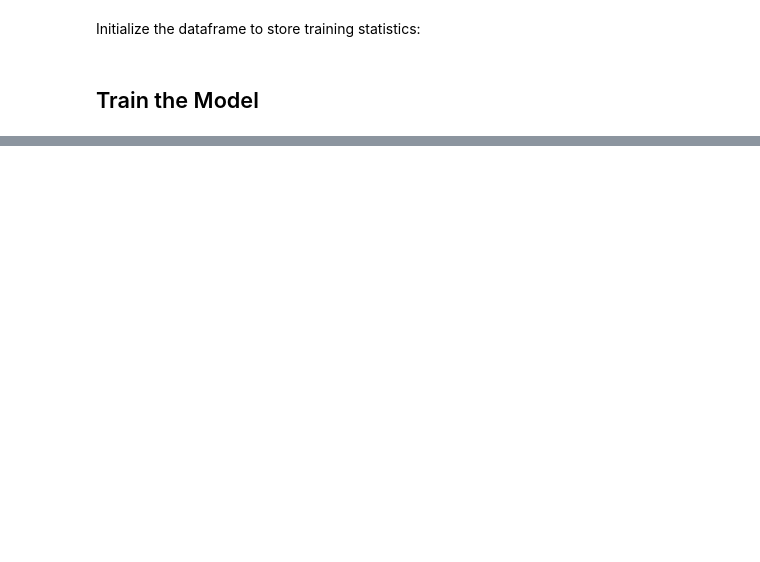
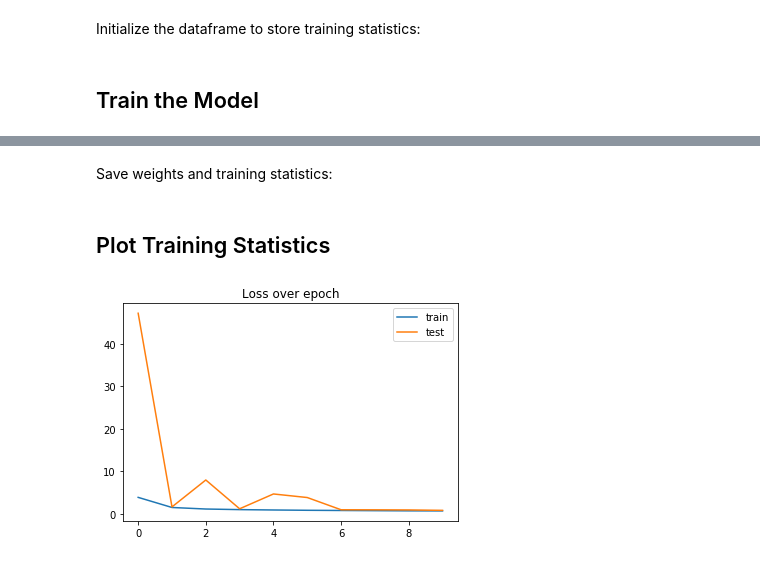
Before and after one commit to Lexie88rus/Bengali_AI_Competition, a Jupyter notebook: Bengali.AI Baseline Model.ipynb, the cells around one changed output, grey strips where cells are left out. Drawn from its saved outputs; the diff is of its cells as text; code cells hidden in the pictures; blank space fills up the shorter version.

```diff
--- a/Bengali.AI Baseline Model.ipynb
+++ b/Bengali.AI Baseline Model.ipynb
@@ -224,12 +258,12 @@ train_sampler = SubsetRandomSampler(train_indices)
 test_sampler = SubsetRandomSampler(test_indices)
 
 trainloader = DataLoader(train_dataset, batch_size=batch_size, sampler=train_sampler, num_workers=num_workers)
-testloader = DataLoader(train_dataset, batch_size=4, sampler=test_sampler, num_workers=num_workers)
+testloader = DataLoader(train_dataset, batch_size=32, sampler=test_sampler, num_workers=num_workers)
 # %% [markdown]
 Setup the loss function and the optimizer:
 # %%
 # set loss function
-criterion = nn.NLLLoss()
+criterion = nn.CrossEntropyLoss()
 
 # set optimizer, only train the classifier parameters, feature parameters are frozen
 optimizer = Adam(model.parameters(), lr=learning_rate)
@@ -247,6 +284,7 @@ train_stats = pd.DataFrame(columns = ['Epoch', 'Time per epoch', 'Avg time per s
 ## Train the Model
 # %%
 def get_accuracy(ps, labels):
+    ps = torch.exp(ps)
     top_p, top_class = ps.topk(1, dim=1)
     equals = top_class == labels.view(*top_class.shape)
     accuracy = torch.mean(equals.type(torch.FloatTensor)).item()
@@ -263,7 +301,7 @@ for epoch in range(epochs):
 
     train_accuracy = 0
     top3_train_accuracy = 0
-    for inputs, labels in trainloader:
+    for inputs, labels in tqdm(trainloader):
         steps += 1
         # Move input and label tensors to the default device
         inputs, labels = inputs.to(device), [label.to(device) for label in labels]
@@ -280,7 +318,7 @@ for epoch in range(epochs):
         running_loss += loss.item()
 
         train_accuracy += (get_accuracy(grapheme_root, labels[0]) + get_accuracy(vowel_diacritic, labels[1]) + \
-                           get_accuracy(consonant_diacritic, labels[2]))
+                           get_accuracy(consonant_diacritic, labels[2])) / 3.0
 
     time_elapsed = time.time() - since
 
@@ -289,7 +327,7 @@ for epoch in range(epochs):
     model.eval()
     with torch.no_grad():
         for inputs, labels in testloader:
-            inputs, labels = inputs.to(device), labels.to(device)
+            inputs, labels = inputs.to(device), [label.to(device) for label in labels]
 
             grapheme_root, vowel_diacritic, consonant_diacritic  = model.forward(inputs)
             batch_loss = criterion(grapheme_root, labels[0]) + criterion(vowel_diacritic, labels[1]) + criterion(consonant_diacritic, labels[2])
@@ -298,7 +336,7 @@ for epoch in range(epochs):
 
             # Calculate test top-1 accuracy
             test_accuracy += (get_accuracy(grapheme_root, labels[0]) + get_accuracy(vowel_diacritic, labels[1]) + \
-                           get_accuracy(consonant_diacritic, labels[2]))
+                           get_accuracy(consonant_diacritic, labels[2])) / 3.0
 
     print(f"Epoch {epoch+1}/{epochs}.. "
           f"Time per epoch: {time_elapsed:.4f}.. "
@@ -313,4 +351,5 @@ for epoch in range(epochs):
                                       'Test accuracy': test_accuracy/len(testloader)}, ignore_index=True)
 
     running_loss = 0
+    steps = 0
     model.train()
@@ -316,0 +367,2 @@ for epoch in range(epochs):
+# %% [markdown]
+Save weights and training statistics:
@@ -316,0 +377,10 @@ for epoch in range(epochs):
+# %% [markdown]
+## Plot Training Statistics
+# %%
+plt.plot(train_stats['Train loss'], label='train')
+plt.plot(train_stats['Test loss'], label='test')
+plt.title('Loss over epoch')
+plt.legend()
+plt.show()
+# %% [output]
+[figure, added]
```
Also changed, not shown: parts of 16 cells of this notebook.
